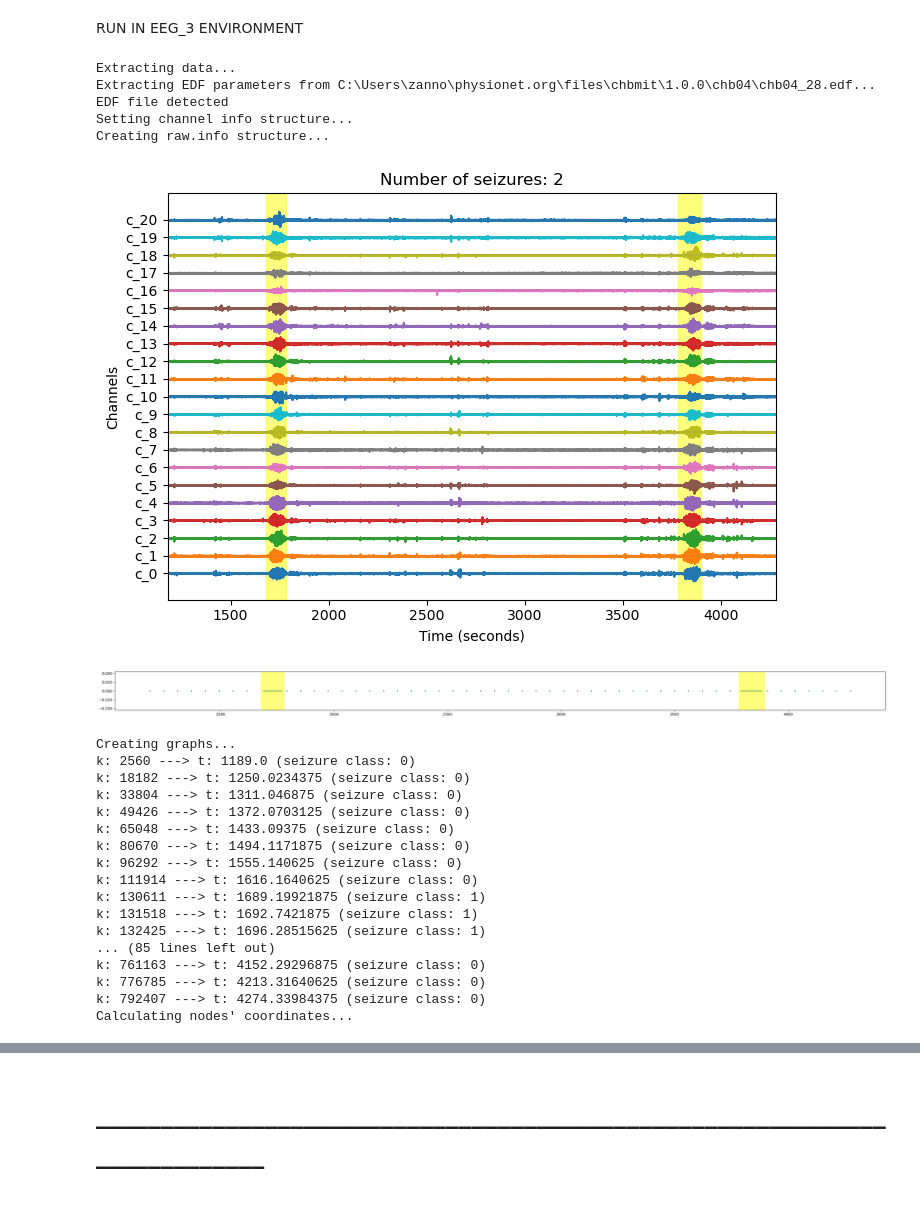
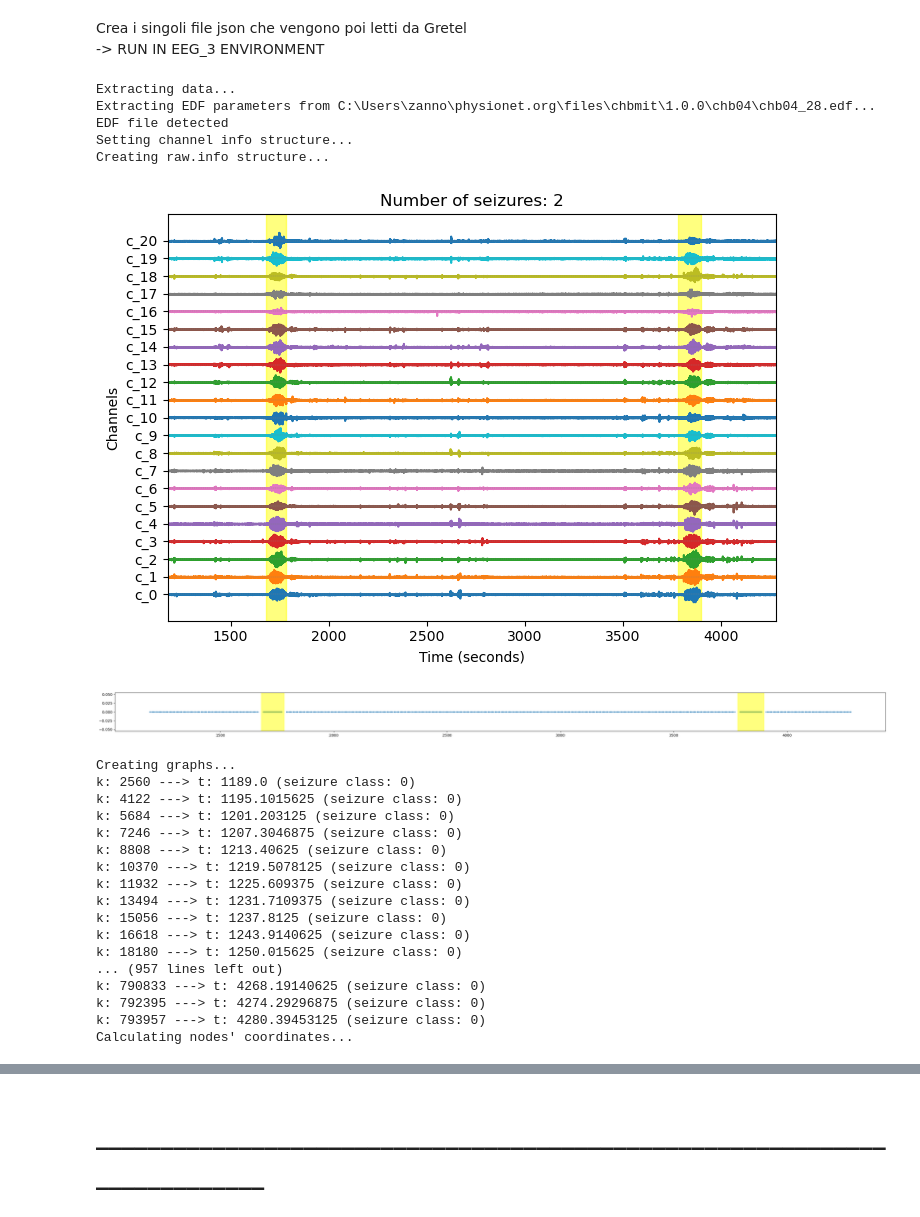
Before and after one commit to MartinaZan/CORTEX, a Jupyter notebook: 0 - EEG data.ipynb, the cells around one changed output, grey strips where cells are left out. Cells and saved outputs as stored; diff of their text form; code cells hidden in the pictures.

```diff
--- a/0 - EEG data.ipynb
+++ b/0 - EEG data.ipynb
@@ -1,5 +1,6 @@
-# %% [markdown]
-RUN IN EEG_3 ENVIRONMENT
+# %% [markdown]
+Crea i singoli file json che vengono poi letti da Gretel
+-> RUN IN EEG_3 ENVIRONMENT
 # %%
 from EEG_utils.EEG_utils import *
 # %%
@@ -8,48 +9,48 @@ patient_id = "chb04"
 record_id = "28"
 # %%
 # Create patient
-patient = Patient(FilePatient(root_folder, patient_id, record_id), num_points=50)
+patient = Patient(FilePatient(root_folder, patient_id, record_id), num_points=500)
 
 # Extract data
 print('Extracting data...')
 patient.extract_seizure_info()      # Extracting seizure information
 patient.load_data()                 # Loading EEG data
 patient.plot_signals()              # Plotting the signals with seizures highlighted
 
 # Compute indices
 patient.compute_indices()           # Performing sliding window correlation
 patient.plot_indices()              # I can also do patient.plot_indices(xlim=(600,900))
 
 # Create graph
 print('Creating graphs...')
 export_data_to_GRETEL(patient)      # Create graphs for GRETEL
 
 print('Calculating nodes\' coordinates...')
 export_coordinates(patient)         # Export coordinates
 # %% [output]
 Extracting data...
 Extracting EDF parameters from C:\Users\zanno\physionet.org\files\chbmit\1.0.0\chb04\chb04_28.edf...
 EDF file detected
 Setting channel info structure...
 Creating raw.info structure...
 [figure]
-[figure, old version]
+[figure, new version]
 Creating graphs...
 k: 2560 ---> t: 1189.0 (seizure class: 0)
-k: 18182 ---> t: 1250.0234375 (seizure class: 0)
-k: 33804 ---> t: 1311.046875 (seizure class: 0)
-k: 49426 ---> t: 1372.0703125 (seizure class: 0)
-k: 65048 ---> t: 1433.09375 (seizure class: 0)
-k: 80670 ---> t: 1494.1171875 (seizure class: 0)
-k: 96292 ---> t: 1555.140625 (seizure class: 0)
-k: 111914 ---> t: 1616.1640625 (seizure class: 0)
-k: 130611 ---> t: 1689.19921875 (seizure class: 1)
-k: 131518 ---> t: 1692.7421875 (seizure class: 1)
-k: 132425 ---> t: 1696.28515625 (seizure class: 1)
-... (85 lines left out)
-k: 761163 ---> t: 4152.29296875 (seizure class: 0)
-k: 776785 ---> t: 4213.31640625 (seizure class: 0)
-k: 792407 ---> t: 4274.33984375 (seizure class: 0)
+k: 4122 ---> t: 1195.1015625 (seizure class: 0)
+k: 5684 ---> t: 1201.203125 (seizure class: 0)
+k: 7246 ---> t: 1207.3046875 (seizure class: 0)
+k: 8808 ---> t: 1213.40625 (seizure class: 0)
+k: 10370 ---> t: 1219.5078125 (seizure class: 0)
+k: 11932 ---> t: 1225.609375 (seizure class: 0)
+k: 13494 ---> t: 1231.7109375 (seizure class: 0)
+k: 15056 ---> t: 1237.8125 (seizure class: 0)
+k: 16618 ---> t: 1243.9140625 (seizure class: 0)
+k: 18180 ---> t: 1250.015625 (seizure class: 0)
+... (957 lines left out)
+k: 790833 ---> t: 4268.19140625 (seizure class: 0)
+k: 792395 ---> t: 4274.29296875 (seizure class: 0)
+k: 793957 ---> t: 4280.39453125 (seizure class: 0)
 Calculating nodes' coordinates...
 [figure]
 # %% [markdown]
```
Also changed, not shown: parts of 1 cell of this notebook, 44 other files.
